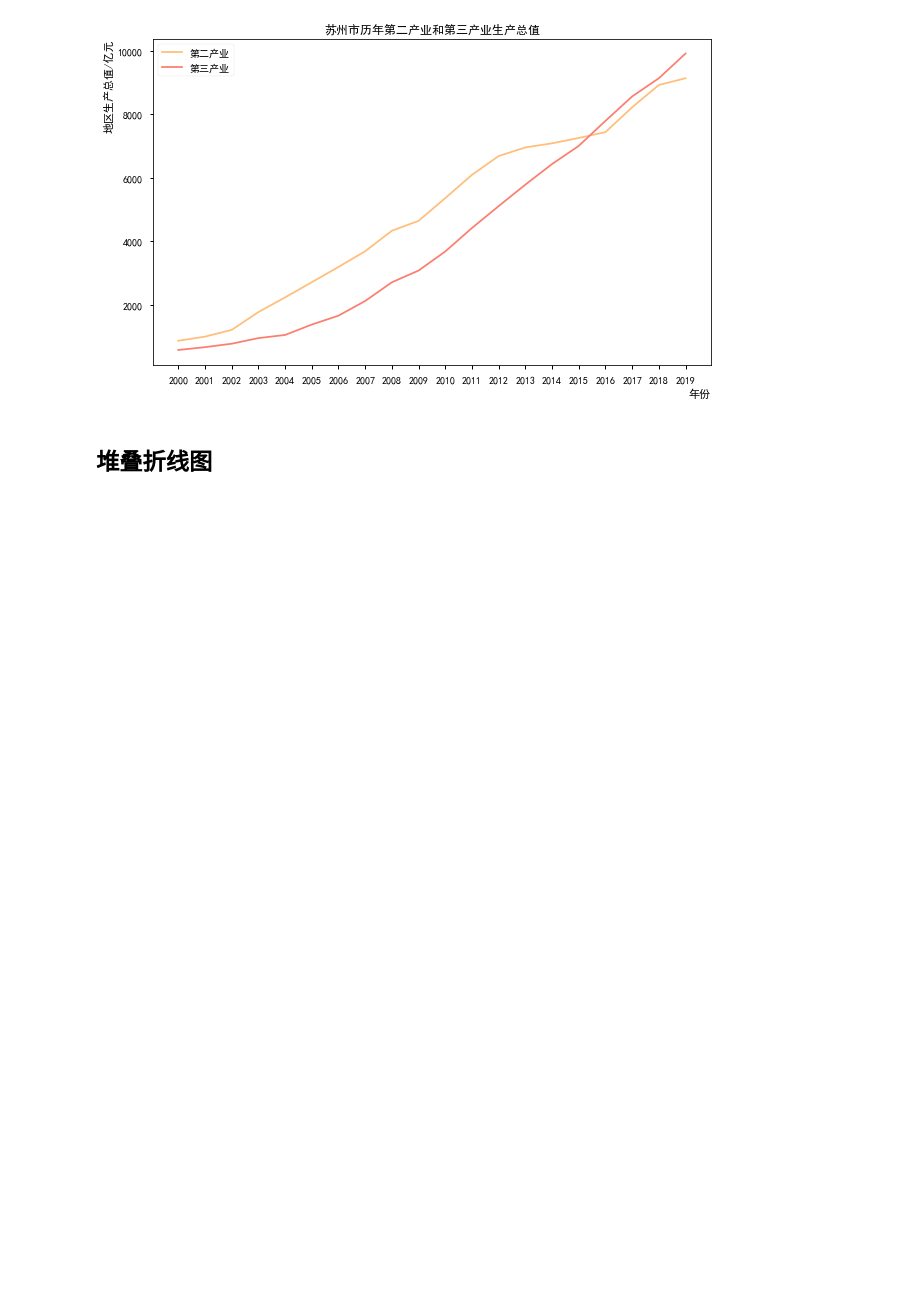
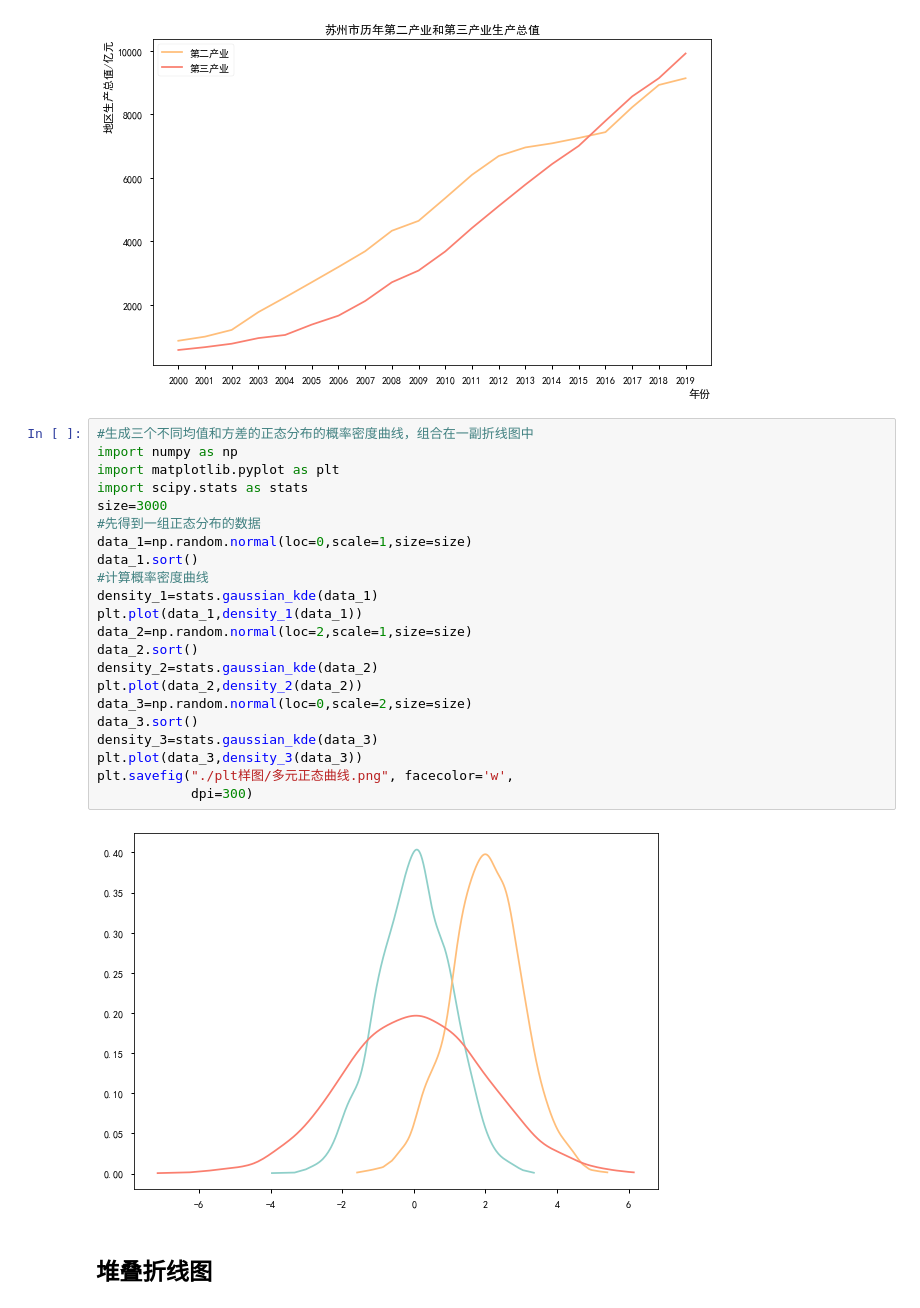
Before and after one commit to kebuAAA/Visualization-using-python, a Jupyter notebook: plt绘图.ipynb, the cells around one changed output. Saved outputs shown, nothing was run; the diff lists cells and outputs as text; blank space fills up the shorter version.

```diff
--- a/plt绘图.ipynb
+++ b/plt绘图.ipynb
@@ -94,6 +94,30 @@ plt.savefig("./plt样图/双折线图.png", transparent=True,
 plt.show()
 # %% [output]
 [figure]
+# %%
+#生成三个不同均值和方差的正态分布的概率密度曲线，组合在一副折线图中
+import numpy as np
+import matplotlib.pyplot as plt
+import scipy.stats as stats
+size=3000
+#先得到一组正态分布的数据
+data_1=np.random.normal(loc=0,scale=1,size=size)
+data_1.sort()
+#计算概率密度曲线
+density_1=stats.gaussian_kde(data_1)
+plt.plot(data_1,density_1(data_1))
+data_2=np.random.normal(loc=2,scale=1,size=size)
+data_2.sort()
+density_2=stats.gaussian_kde(data_2)
+plt.plot(data_2,density_2(data_2))
+data_3=np.random.normal(loc=0,scale=2,size=size)
+data_3.sort()
+density_3=stats.gaussian_kde(data_3)
+plt.plot(data_3,density_3(data_3))
+plt.savefig("./plt样图/多元正态曲线.png", facecolor='w',
+            dpi=300)
+# %% [output]
+[figure, added]
 # %% [markdown]
 ## 堆叠折线图
 # %%
```
Also changed, not shown: 2 other files.
